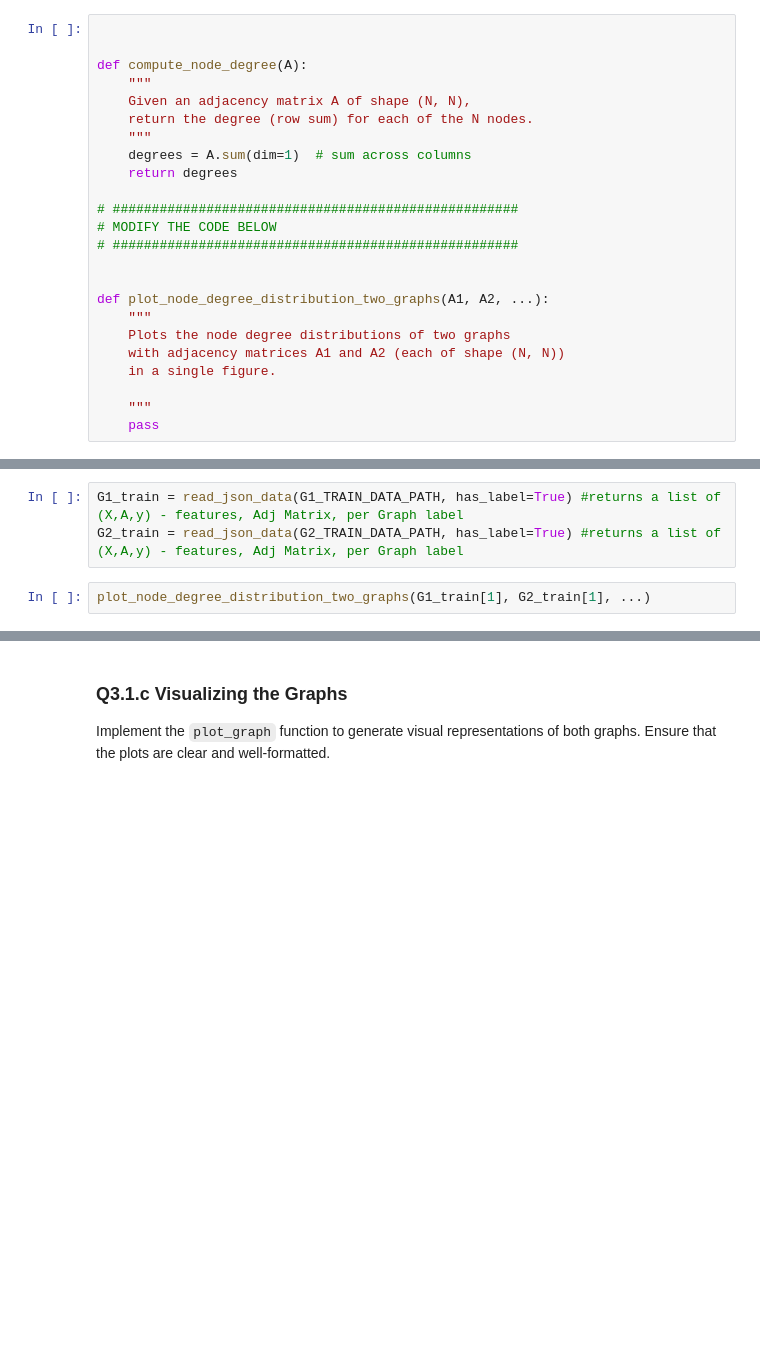
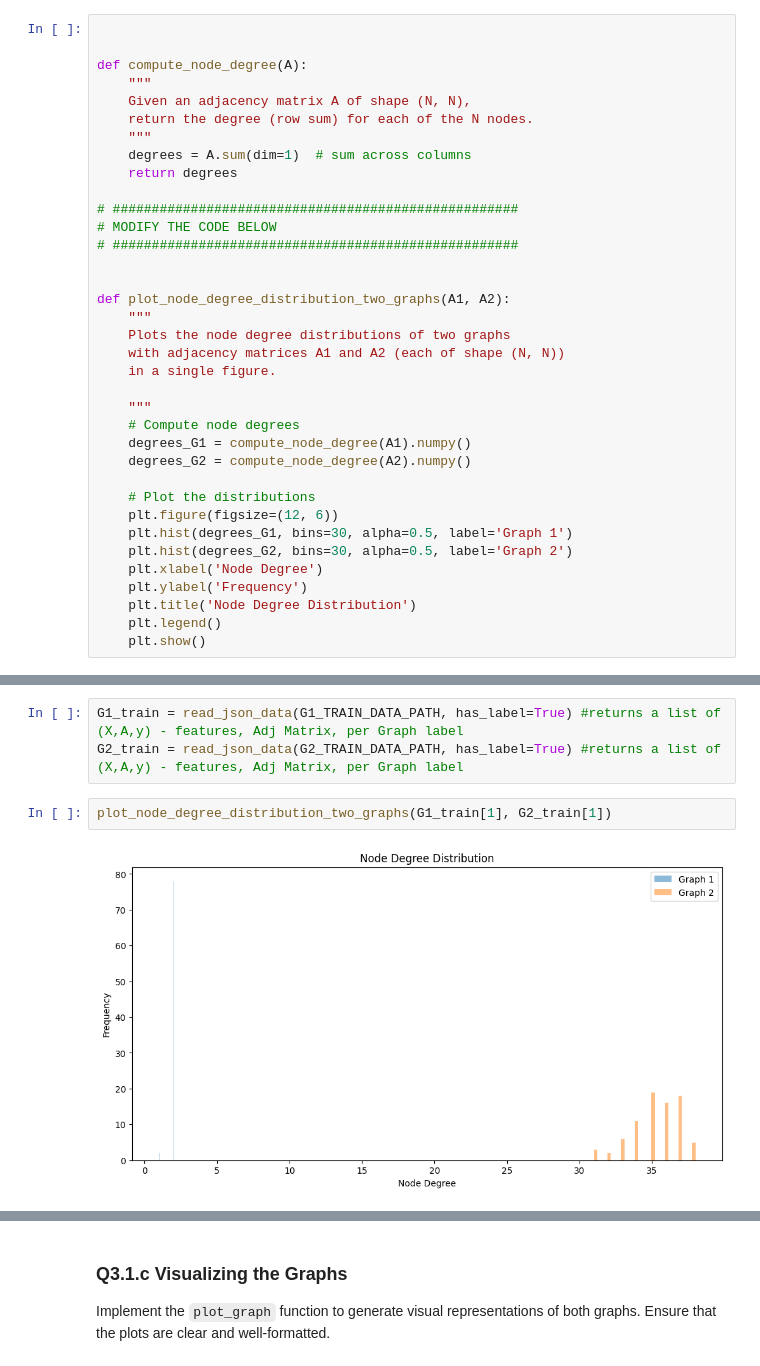
Before and after one commit to StevenChenWaiHo/Graph-Neural-Network, a Jupyter notebook: dgl_2425_cw1/q3_topology.ipynb, the cells around one changed output, grey strips where cells are left out. Saved outputs shown, nothing was run; the diff lists cells and outputs as text; blank space fills up the shorter version.

```diff
--- a/dgl_2425_cw1/q3_topology.ipynb
+++ b/dgl_2425_cw1/q3_topology.ipynb
@@ -93,11 +93,23 @@ def compute_node_degree(A):
 # ####################################################
 
 
-def plot_node_degree_distribution_two_graphs(A1, A2, ...):
+def plot_node_degree_distribution_two_graphs(A1, A2):
     """
     Plots the node degree distributions of two graphs
     with adjacency matrices A1 and A2 (each of shape (N, N))
     in a single figure.
 
     """
-    pass
+    # Compute node degrees
+    degrees_G1 = compute_node_degree(A1).numpy()
+    degrees_G2 = compute_node_degree(A2).numpy()
+
+    # Plot the distributions
+    plt.figure(figsize=(12, 6))
+    plt.hist(degrees_G1, bins=30, alpha=0.5, label='Graph 1')
+    plt.hist(degrees_G2, bins=30, alpha=0.5, label='Graph 2')
+    plt.xlabel('Node Degree')
+    plt.ylabel('Frequency')
+    plt.title('Node Degree Distribution')
+    plt.legend()
+    plt.show()
@@ -186,5 +204,7 @@ def plot_ricci_curvature_distribution_two_graphs(A1, A2, ...):
 G1_train = read_json_data(G1_TRAIN_DATA_PATH, has_label=True) #returns a list of (X,A,y) - features, Adj Matrix, per Graph label
 G2_train = read_json_data(G2_TRAIN_DATA_PATH, has_label=True) #returns a list of (X,A,y) - features, Adj Matrix, per Graph label
 # %%
-plot_node_degree_distribution_two_graphs(G1_train[1], G2_train[1], ...)
+plot_node_degree_distribution_two_graphs(G1_train[1], G2_train[1])
+# %% [output]
+[figure, added]
 # %%
```
Also changed, not shown: parts of 23 cells of this notebook.
